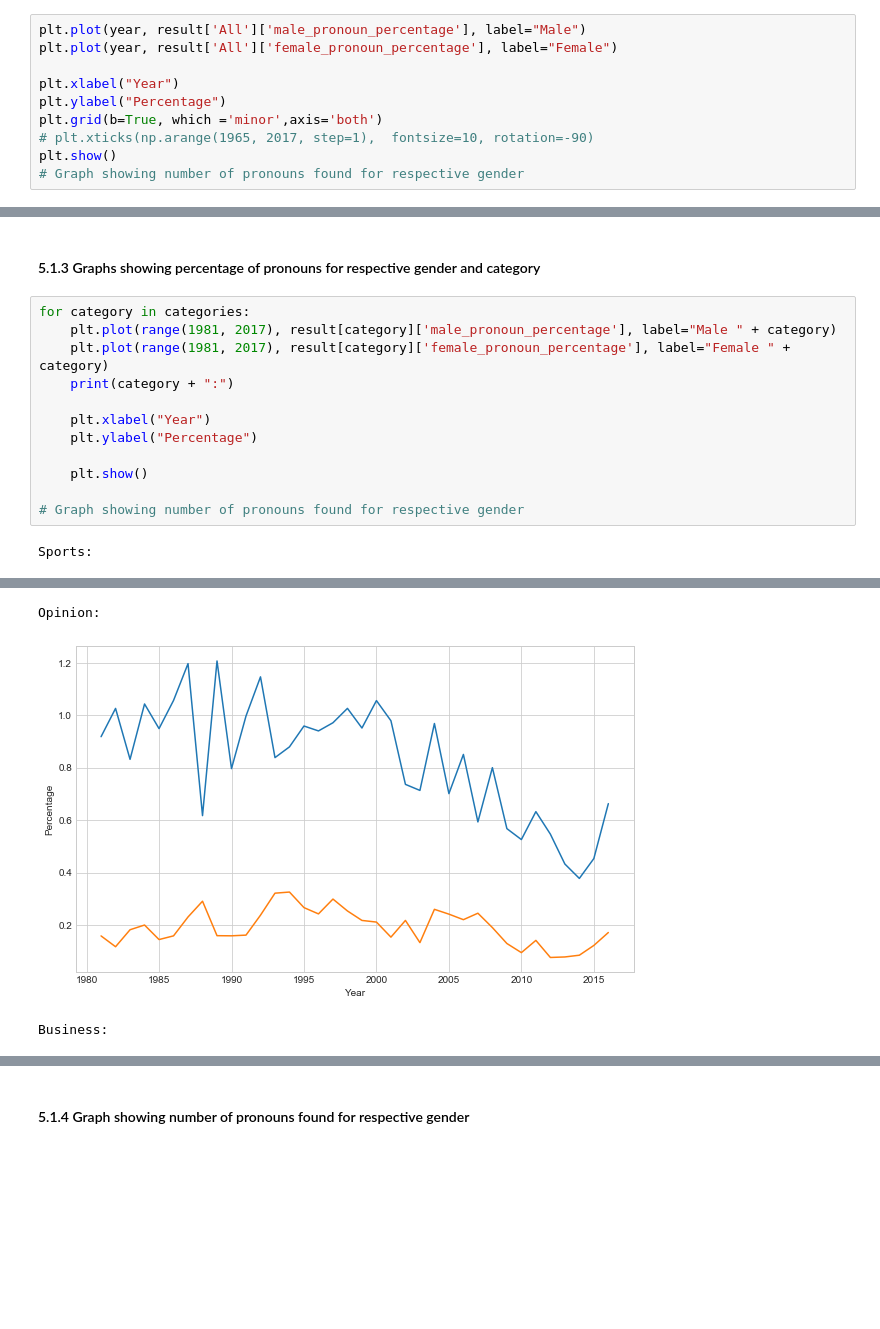
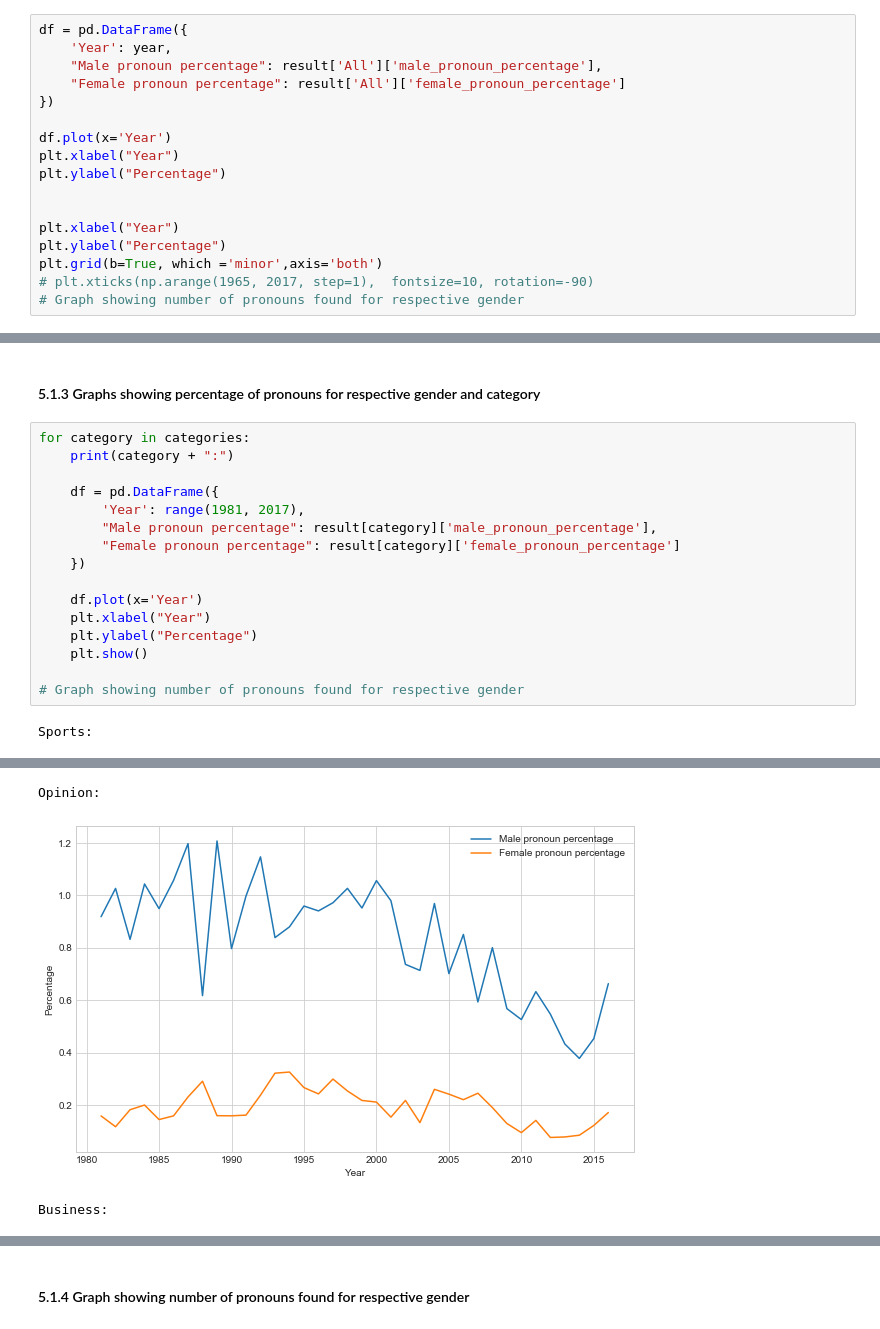
Before and after one commit to thejool/dataminingproject, a Jupyter notebook: Data-Mining-Project-latest.ipynb, the cells around one changed output, grey strips where cells are left out. Cells and saved outputs as stored; diff of their text form; blank space fills up the shorter version.

```diff
--- a/Data-Mining-Project-latest.ipynb
+++ b/Data-Mining-Project-latest.ipynb
@@ -522,13 +522,20 @@ Business:
 # %% [markdown]
 #### 5.1.2 Graph showing percentage of pronouns for respective gender
 # %%
-plt.plot(year, result['All']['male_pronoun_percentage'], label="Male")
-plt.plot(year, result['All']['female_pronoun_percentage'], label="Female")
+df = pd.DataFrame({
+    'Year': year,
+    "Male pronoun percentage": result['All']['male_pronoun_percentage'],
+    "Female pronoun percentage": result['All']['female_pronoun_percentage']
+})
+
+df.plot(x='Year')
+plt.xlabel("Year")
+plt.ylabel("Percentage")
+
 
 plt.xlabel("Year")
 plt.ylabel("Percentage")
 plt.grid(b=True, which ='minor',axis='both')
 # plt.xticks(np.arange(1965, 2017, step=1),  fontsize=10, rotation=-90)
-plt.show()
 # Graph showing number of pronouns found for respective gender
 # %% [output]
@@ -537,13 +544,17 @@ plt.show()
 #### 5.1.3 Graphs showing percentage of pronouns for respective gender and category
 # %%
 for category in categories:
-    plt.plot(range(1981, 2017), result[category]['male_pronoun_percentage'], label="Male " + category)
-    plt.plot(range(1981, 2017), result[category]['female_pronoun_percentage'], label="Female " + category)
     print(category + ":")
 
+    df = pd.DataFrame({
+        'Year': range(1981, 2017),
+        "Male pronoun percentage": result[category]['male_pronoun_percentage'],
+        "Female pronoun percentage": result[category]['female_pronoun_percentage']
+    })
+
+    df.plot(x='Year')
     plt.xlabel("Year")
     plt.ylabel("Percentage")
-
     plt.show()
 
 # Graph showing number of pronouns found for respective gender
@@ -553,3 +564,3 @@ Sports:
 Opinion:
-[figure, old version]
+[figure, new version]
 Business:
```
Also changed, not shown: parts of 10 cells of this notebook.
